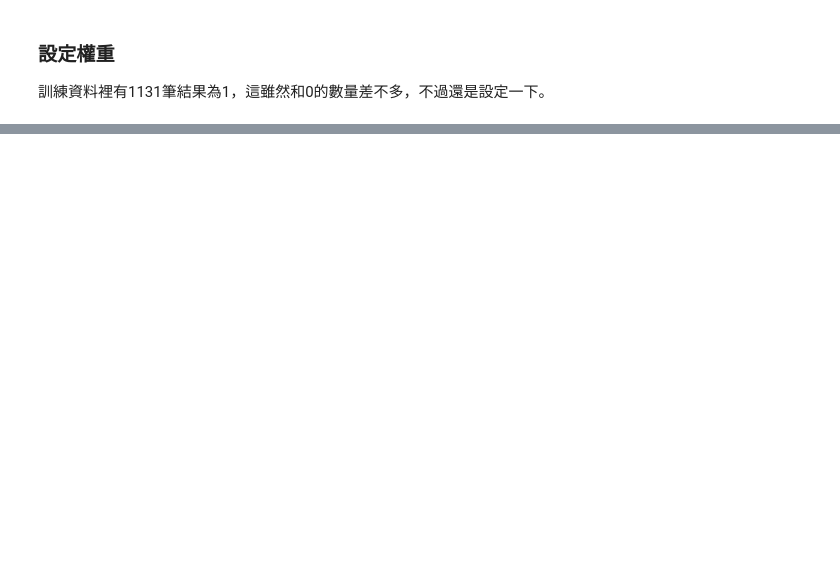
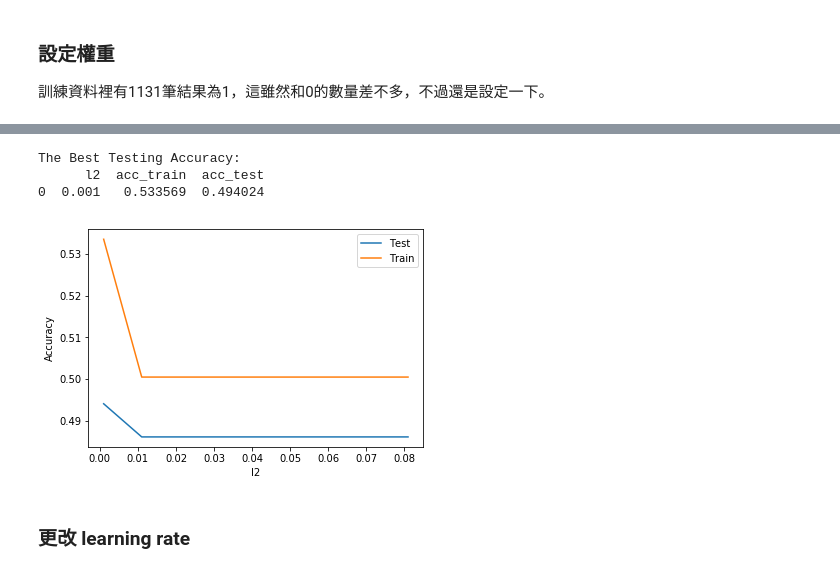
Before and after one commit to tachungco/FDA_homework3, a Jupyter notebook: FDA_homework3.ipynb, the cells around one changed output, grey strips where cells are left out. Drawn from its saved outputs; the diff is of its cells as text; code cells hidden in the pictures; blank space fills up the shorter version.

```diff
--- a/FDA_homework3.ipynb
+++ b/FDA_homework3.ipynb
@@ -389,0 +558,30 @@ Epoch 1/20
+# %%
+data_plt = pd.DataFrame(columns=('l2', 'acc_train', 'acc_test'))
+count = 0
+
+for i in np.arange(0.001, 0.09, 0.01):
+    hidden_units = 10
+    activation = 'relu'
+    l2 = i
+    learning_rate = 0.05
+    epochs = 50
+    batch_size = 32
+
+    model = build_model(hidden_units, activation, learning_rate)
+
+    accu = train_and_evaluate_2(model, x_train_std, y_train, x_test_std, y_test, n=1)
+
+    acc_train = np.mean(accu[0])
+    acc_test = np.mean(accu[1])
+    data_plt.loc[count] = [l2, acc_train, acc_test]
+
+    count += 1
+# %%
+plot_result(data_plt, 'l2')
+# %% [output]
+The Best Testing Accuracy:
+      l2  acc_train  acc_test
+0  0.001   0.533569  0.494024
+[figure, added]
+# %% [markdown]
+### 更改 learning rate
```
Also changed, not shown: parts of 38 cells of this notebook.
